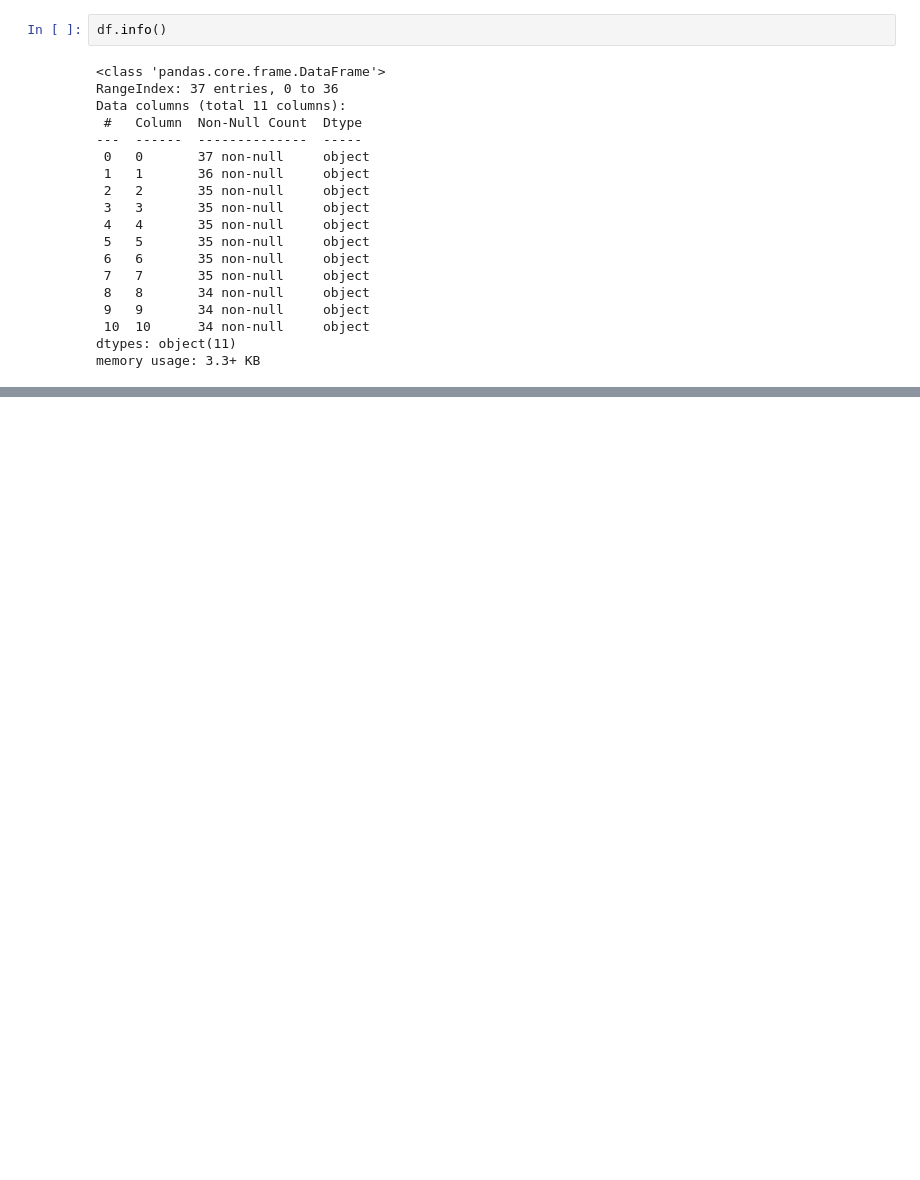
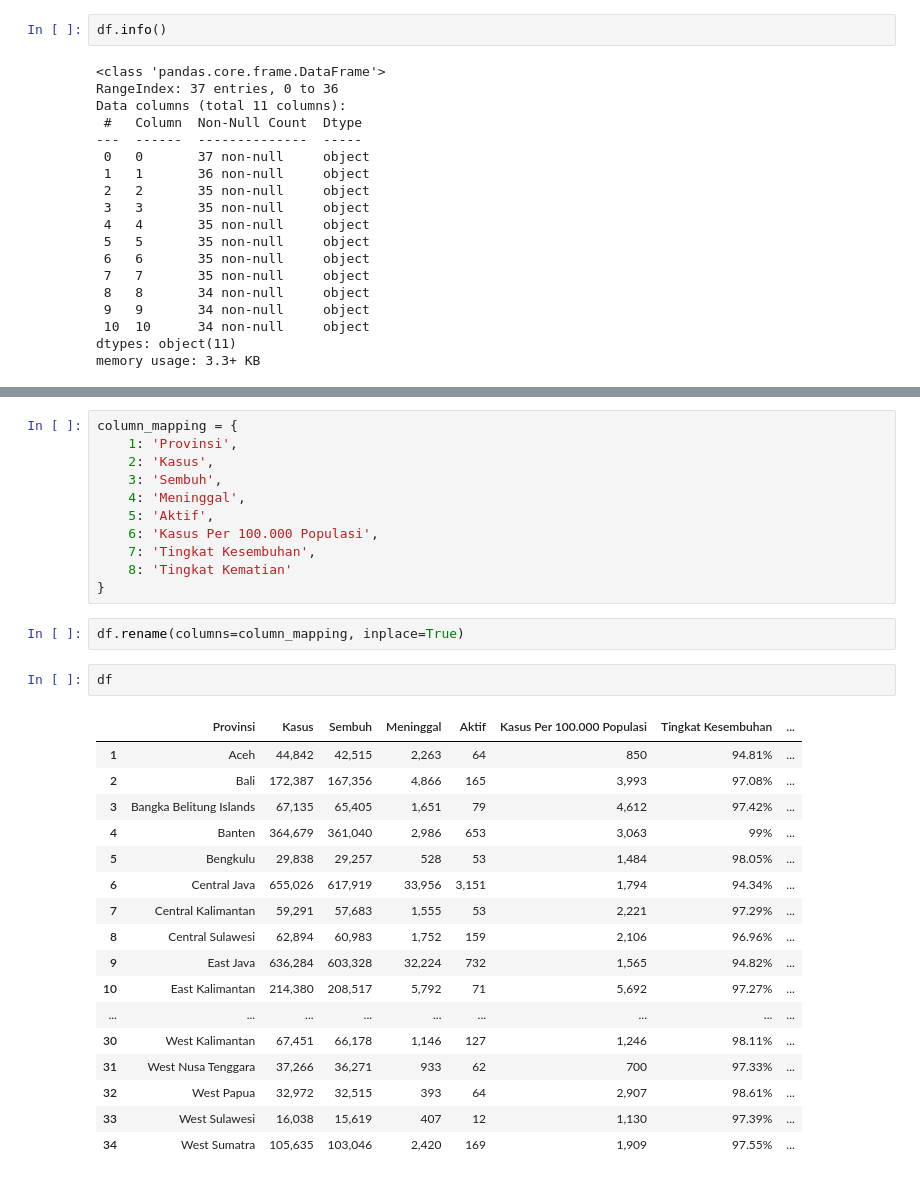
Before and after one commit to andidprastyo/Data-Analyst-Projects, a Jupyter notebook: Data Cleaning & Transformations/Web Scraping/scraping_covid.ipynb, the cells around one changed output, grey strips where cells are left out. Drawn from its saved outputs; the diff is of its cells as text; blank space fills up the shorter version.

```diff
--- a/Data Cleaning & Transformations/Web Scraping/scraping_covid.ipynb
+++ b/Data Cleaning & Transformations/Web Scraping/scraping_covid.ipynb
@@ -126,0 +153,33 @@ memory usage: 3.3+ KB
+# %%
+column_mapping = {
+    1: 'Provinsi',
+    2: 'Kasus',
+    3: 'Sembuh',
+    4: 'Meninggal',
+    5: 'Aktif',
+    6: 'Kasus Per 100.000 Populasi',
+    7: 'Tingkat Kesembuhan',
+    8: 'Tingkat Kematian'
+}
+# %%
+df.rename(columns=column_mapping, inplace=True)
+# %%
+df
+# %% [output]
+|  | Provinsi | Kasus | Sembuh | Meninggal | Aktif | Kasus Per 100.000 Populasi | Tingkat Kesembuhan | ... |
+| 1 | Aceh | 44,842 | 42,515 | 2,263 | 64 | 850 | 94.81% | ... |
+| 2 | Bali | 172,387 | 167,356 | 4,866 | 165 | 3,993 | 97.08% | ... |
+| 3 | Bangka Belitung Islands | 67,135 | 65,405 | 1,651 | 79 | 4,612 | 97.42% | ... |
+| 4 | Banten | 364,679 | 361,040 | 2,986 | 653 | 3,063 | 99% | ... |
+| 5 | Bengkulu | 29,838 | 29,257 | 528 | 53 | 1,484 | 98.05% | ... |
+| 6 | Central Java | 655,026 | 617,919 | 33,956 | 3,151 | 1,794 | 94.34% | ... |
+| 7 | Central Kalimantan | 59,291 | 57,683 | 1,555 | 53 | 2,221 | 97.29% | ... |
+| 8 | Central Sulawesi | 62,894 | 60,983 | 1,752 | 159 | 2,106 | 96.96% | ... |
+| 9 | East Java | 636,284 | 603,328 | 32,224 | 732 | 1,565 | 94.82% | ... |
+| 10 | East Kalimantan | 214,380 | 208,517 | 5,792 | 71 | 5,692 | 97.27% | ... |
+| ... | ... | ... | ... | ... | ... | ... | ... | ... |
+| 30 | West Kalimantan | 67,451 | 66,178 | 1,146 | 127 | 1,246 | 98.11% | ... |
+| 31 | West Nusa Tenggara | 37,266 | 36,271 | 933 | 62 | 700 | 97.33% | ... |
+| 32 | West Papua | 32,972 | 32,515 | 393 | 64 | 2,907 | 98.61% | ... |
+| 33 | West Sulawesi | 16,038 | 15,619 | 407 | 12 | 1,130 | 97.39% | ... |
+| 34 | West Sumatra | 105,635 | 103,046 | 2,420 | 169 | 1,909 | 97.55% | ... |
```
Also changed, not shown: parts of 5 cells of this notebook, 1 other file.
